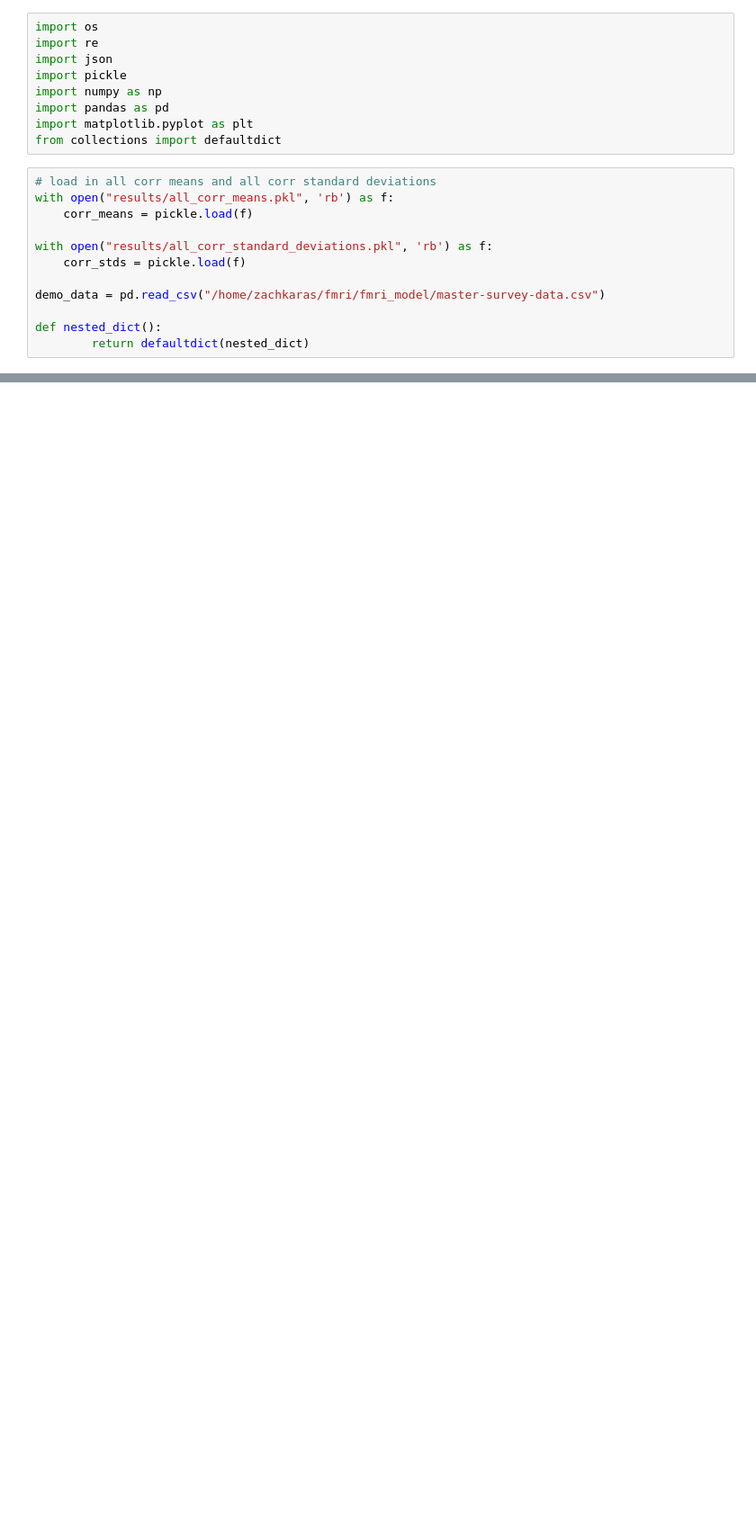
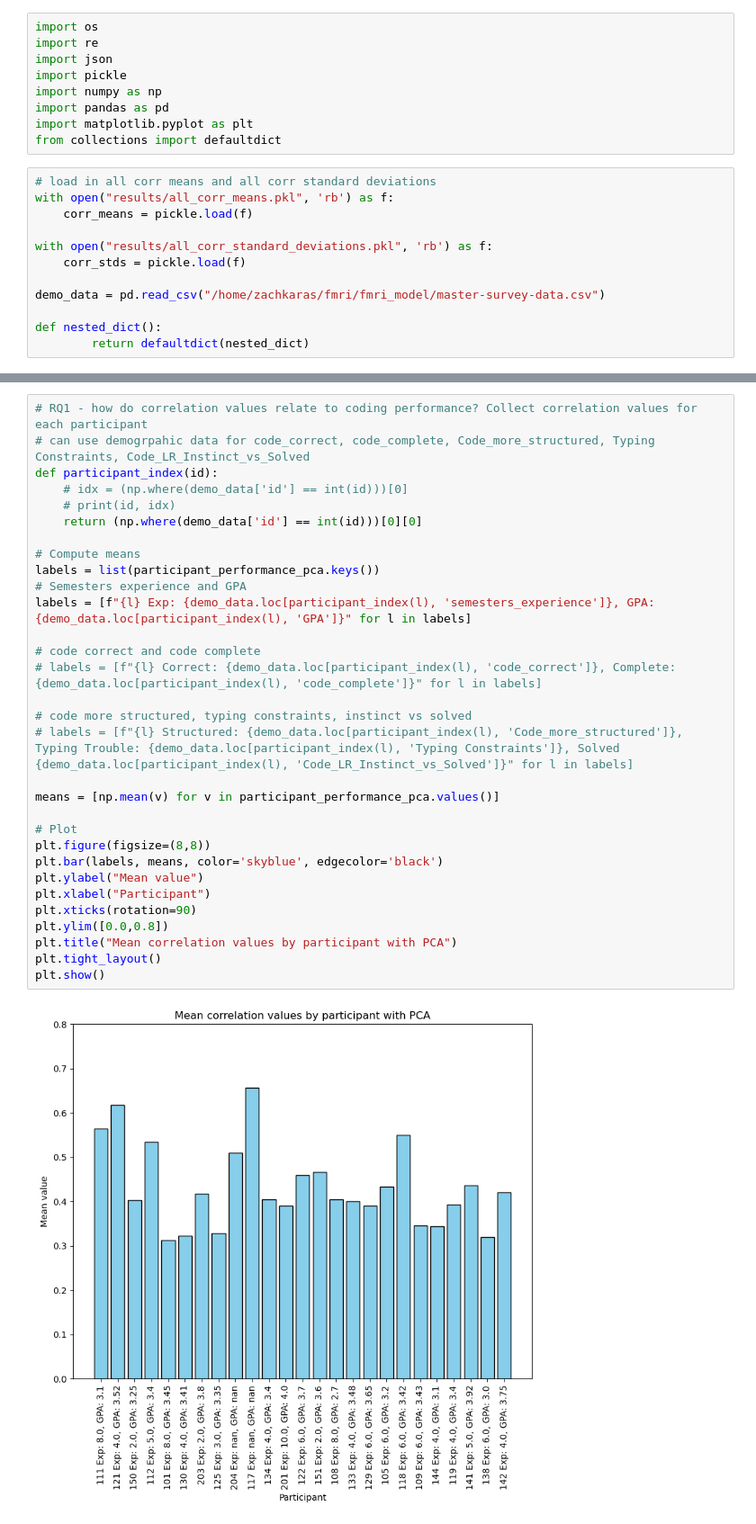
Before and after one commit to largehappygroup/fmri_model, a Jupyter notebook: analysis/fir/plotting_results.ipynb, the cells around one changed output, grey strips where cells are left out. Shown at 90% size. Drawn from its saved outputs; the diff is of its cells as text; blank space fills up the shorter version.

```diff
--- a/analysis/fir/plotting_results.ipynb
+++ b/analysis/fir/plotting_results.ipynb
@@ -204,0 +309,33 @@ plt.show()
+# %%
+# RQ1 - how do correlation values relate to coding performance? Collect correlation values for each participant
+# can use demogrpahic data for code_correct, code_complete, Code_more_structured, Typing Constraints, Code_LR_Instinct_vs_Solved
+def participant_index(id):
+    # idx = (np.where(demo_data['id'] == int(id)))[0]
+    # print(id, idx)
+    return (np.where(demo_data['id'] == int(id)))[0][0]
+
+# Compute means
+labels = list(participant_performance_pca.keys())
+# Semesters experience and GPA
+labels = [f"{l} Exp: {demo_data.loc[participant_index(l), 'semesters_experience']}, GPA: {demo_data.loc[participant_index(l), 'GPA']}" for l in labels]
+
+# code correct and code complete
+# labels = [f"{l} Correct: {demo_data.loc[participant_index(l), 'code_correct']}, Complete: {demo_data.loc[participant_index(l), 'code_complete']}" for l in labels]
+
+# code more structured, typing constraints, instinct vs solved
+# labels = [f"{l} Structured: {demo_data.loc[participant_index(l), 'Code_more_structured']}, Typing Trouble: {demo_data.loc[participant_index(l), 'Typing Constraints']}, Solved {demo_data.loc[participant_index(l), 'Code_LR_Instinct_vs_Solved']}" for l in labels]
+
+means = [np.mean(v) for v in participant_performance_pca.values()]
+
+# Plot
+plt.figure(figsize=(8,8))
+plt.bar(labels, means, color='skyblue', edgecolor='black')
+plt.ylabel("Mean value")
+plt.xlabel("Participant")
+plt.xticks(rotation=90)
+plt.ylim([0.0,0.8])
+plt.title("Mean correlation values by participant with PCA")
+plt.tight_layout()
+plt.show()
+# %% [output]
+[figure, added]
```
Also changed, not shown: parts of 13 cells of this notebook.
